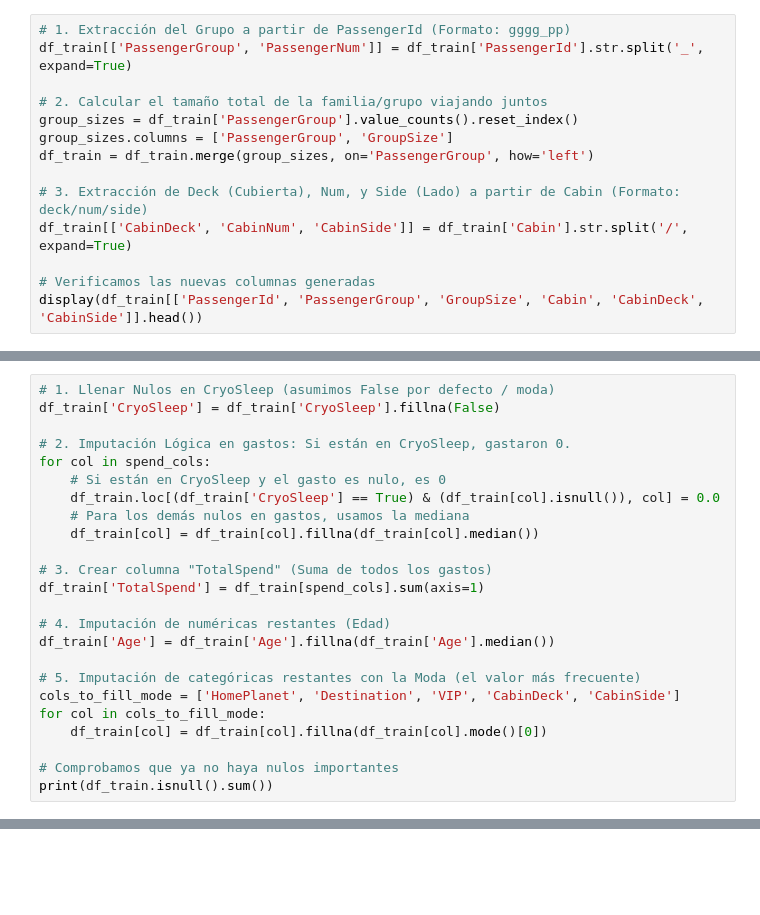
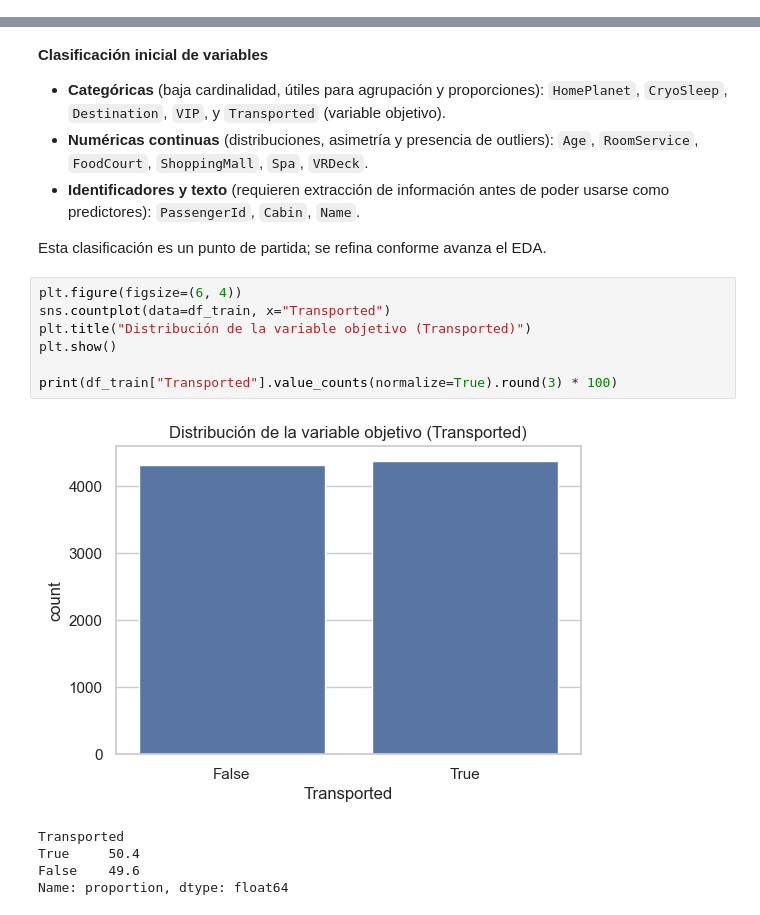
Before and after one commit to A01801224/TC3009C-RI, a Jupyter notebook: Notebooks/Reto_Primer_Avance_Spaceship_Titanic.ipynb, the cells around one changed output, grey strips where cells are left out. Drawn from its saved outputs; the diff is of its cells as text; blank space fills up the shorter version.

```diff
--- a/Notebooks/Reto_Primer_Avance_Spaceship_Titanic.ipynb
+++ b/Notebooks/Reto_Primer_Avance_Spaceship_Titanic.ipynb
@@ -1110,14 +130,0 @@ Las columnas `PassengerId` y `Cabin` contienen información agrupada. Vamos a di
-# %%
-# 1. Extracción del Grupo a partir de PassengerId (Formato: gggg_pp)
-df_train[['PassengerGroup', 'PassengerNum']] = df_train['PassengerId'].str.split('_', expand=True)
-
-# 2. Calcular el tamaño total de la familia/grupo viajando juntos
-group_sizes = df_train['PassengerGroup'].value_counts().reset_index()
-group_sizes.columns = ['PassengerGroup', 'GroupSize']
-df_train = df_train.merge(group_sizes, on='PassengerGroup', how='left')
-
-# 3. Extracción de Deck (Cubierta), Num, y Side (Lado) a partir de Cabin (Formato: deck/num/side)
-df_train[['CabinDeck', 'CabinNum', 'CabinSide']] = df_train['Cabin'].str.split('/', expand=True)
-
-# Verificamos las nuevas columnas generadas
-display(df_train[['PassengerId', 'PassengerGroup', 'GroupSize', 'Cabin', 'CabinDeck', 'CabinSide']].head())
@@ -1134,24 +130,0 @@ Usaremos lógica de negocio: Si un pasajero está en `CryoSleep` (sueño criogé
-# %%
-# 1. Llenar Nulos en CryoSleep (asumimos False por defecto / moda)
-df_train['CryoSleep'] = df_train['CryoSleep'].fillna(False)
-
-# 2. Imputación Lógica en gastos: Si están en CryoSleep, gastaron 0.
-for col in spend_cols:
-    # Si están en CryoSleep y el gasto es nulo, es 0
-    df_train.loc[(df_train['CryoSleep'] == True) & (df_train[col].isnull()), col] = 0.0
-    # Para los demás nulos en gastos, usamos la mediana
-    df_train[col] = df_train[col].fillna(df_train[col].median())
-
-# 3. Crear columna "TotalSpend" (Suma de todos los gastos)
-df_train['TotalSpend'] = df_train[spend_cols].sum(axis=1)
-
-# 4. Imputación de numéricas restantes (Edad)
-df_train['Age'] = df_train['Age'].fillna(df_train['Age'].median())
-
-# 5. Imputación de categóricas restantes con la Moda (el valor más frecuente)
-cols_to_fill_mode = ['HomePlanet', 'Destination', 'VIP', 'CabinDeck', 'CabinSide']
-for col in cols_to_fill_mode:
-    df_train[col] = df_train[col].fillna(df_train[col].mode()[0])
-
-# Comprobamos que ya no haya nulos importantes
-print(df_train.isnull().sum())
@@ -1205,0 +213,24 @@ Forma final del dataset: (8693, 29)
+# %% [markdown]
+**Clasificación inicial de variables**
+
+- **Categóricas** (baja cardinalidad, útiles para agrupación y proporciones):
+  `HomePlanet`, `CryoSleep`, `Destination`, `VIP`, y `Transported` (variable objetivo).
+- **Numéricas continuas** (distribuciones, asimetría y presencia de outliers):
+  `Age`, `RoomService`, `FoodCourt`, `ShoppingMall`, `Spa`, `VRDeck`.
+- **Identificadores y texto** (requieren extracción de información antes de poder
+  usarse como predictores): `PassengerId`, `Cabin`, `Name`.
+
+Esta clasificación es un punto de partida; se refina conforme avanza el EDA.
+# %%
+plt.figure(figsize=(6, 4))
+sns.countplot(data=df_train, x="Transported")
+plt.title("Distribución de la variable objetivo (Transported)")
+plt.show()
+
+print(df_train["Transported"].value_counts(normalize=True).round(3) * 100)
+# %% [output]
+[figure, added]
+Transported
+True     50.4
+False    49.6
+Name: proportion, dtype: float64
```
Also changed, not shown: parts of 147 cells of this notebook.
